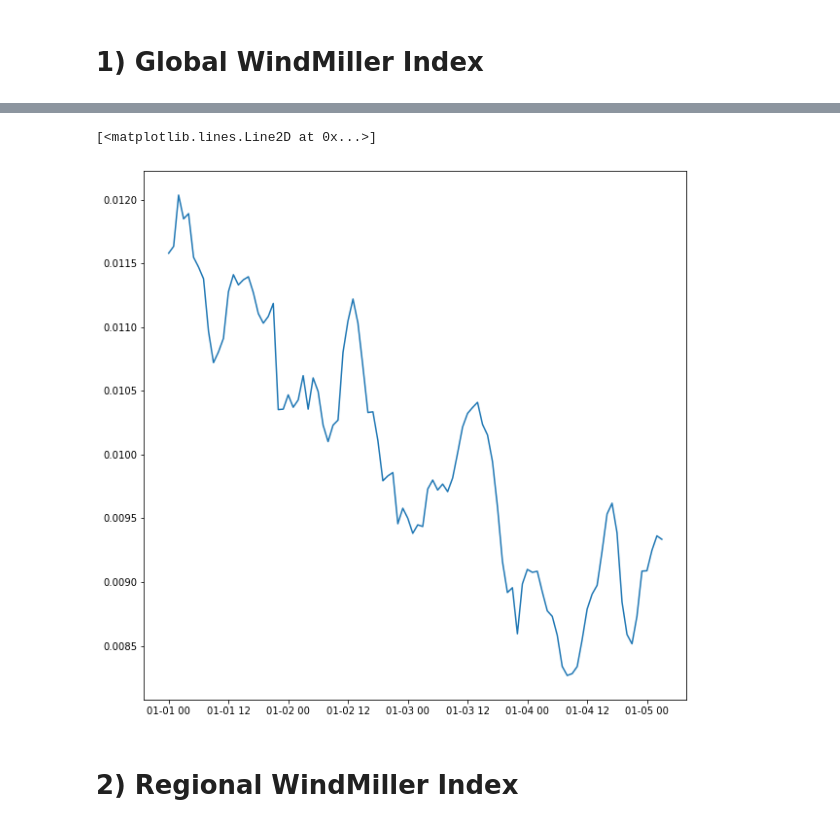
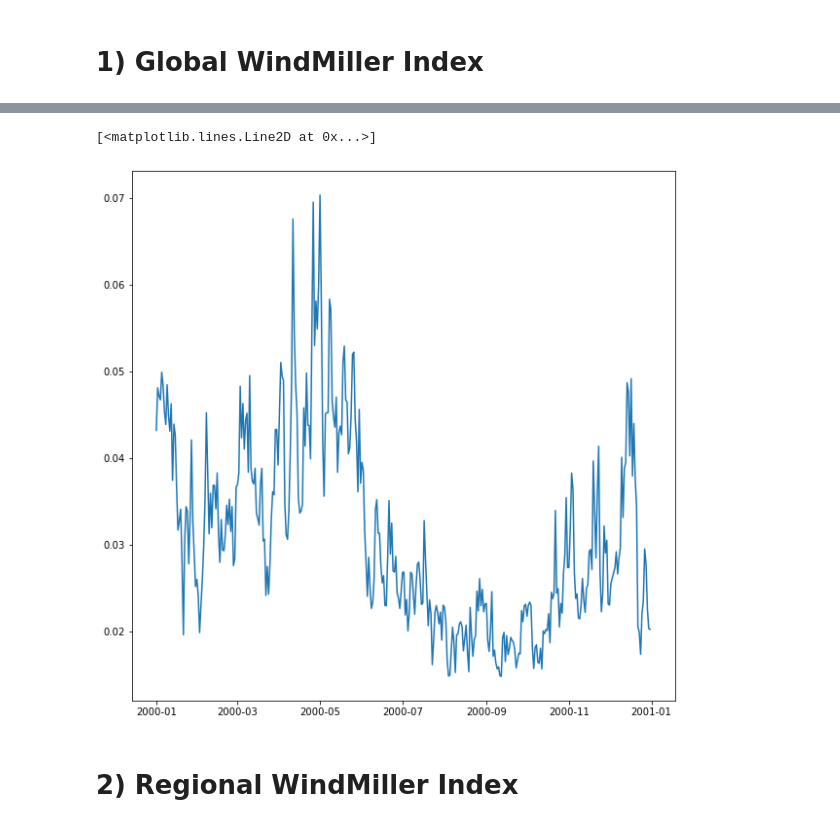
Before and after one commit to tbeucler/2019_WMI, a Jupyter notebook: dev/tbeucler/001_Analyze_PW.ipynb, the cells around one changed output, grey strips where cells are left out. Drawn from its saved outputs; the diff is of its cells as text; code cells hidden in the pictures.

```diff
--- a/dev/tbeucler/001_Analyze_PW.ipynb
+++ b/dev/tbeucler/001_Analyze_PW.ipynb
@@ -67,7 +84,8 @@ A_earth = 510.1e6; # In km2
 A_grid_avg = A_earth/(Nx*Ny)
 dx_avg = np.sqrt(A_grid_avg)
 # %%
-WMI = calc_WMI(PW2000.tcwv[:100,:,:],dx_avg,CWV_sep)
+WMI = calc_WMI(PW2000.tcwv[::24,:,:].sel({'latitude':slice(30,-30),'longitude':slice(260,360)}),\
+               dx_avg,CWV_sep)
 # %% [output]
 (1,)
 calculating time step 0
@@ -103,9 +134,9 @@ def calc_WMI(CRH,dx,CRH_sep=None):
 # %%
 plt.figure(figsize=(10,10))
 
-plt.plot(PW2000.time[:100],WMI)
+plt.plot(PW2000.time[::24],WMI)
 # %% [output]
 [<matplotlib.lines.Line2D at 0x...>]
-[figure, old version]
+[figure, new version]
 # %% [markdown]
 # 2) Regional WindMiller Index
```
Also changed, not shown: parts of 3 cells of this notebook.
